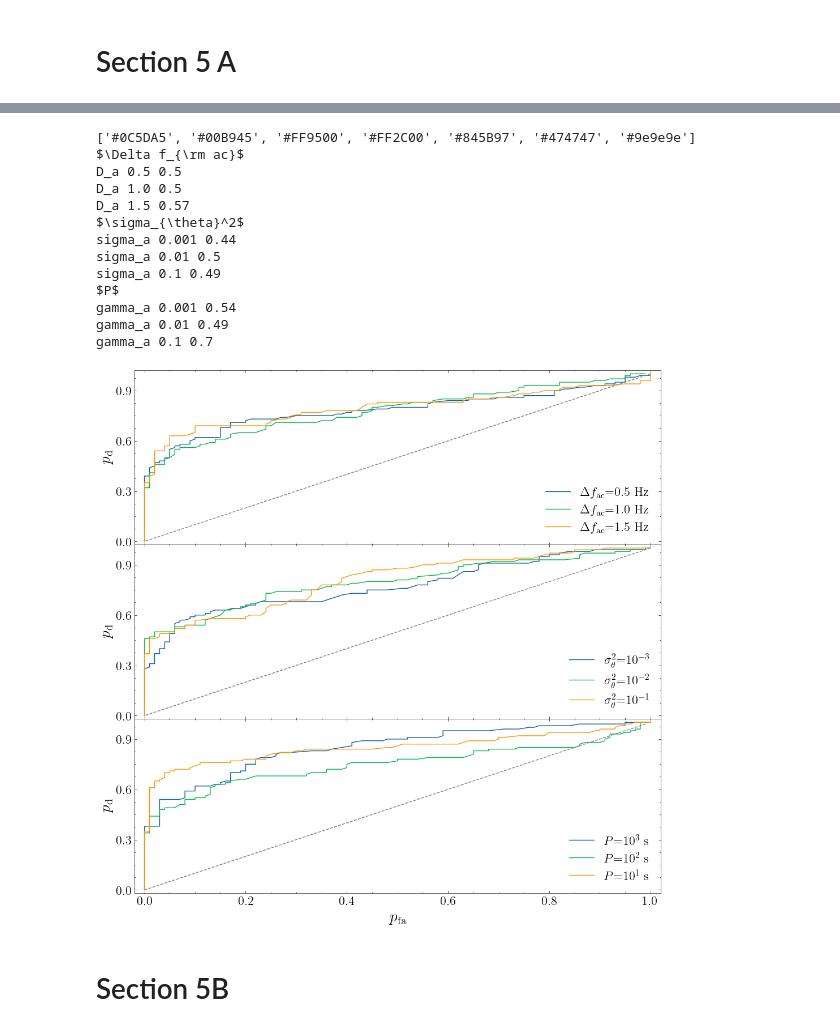
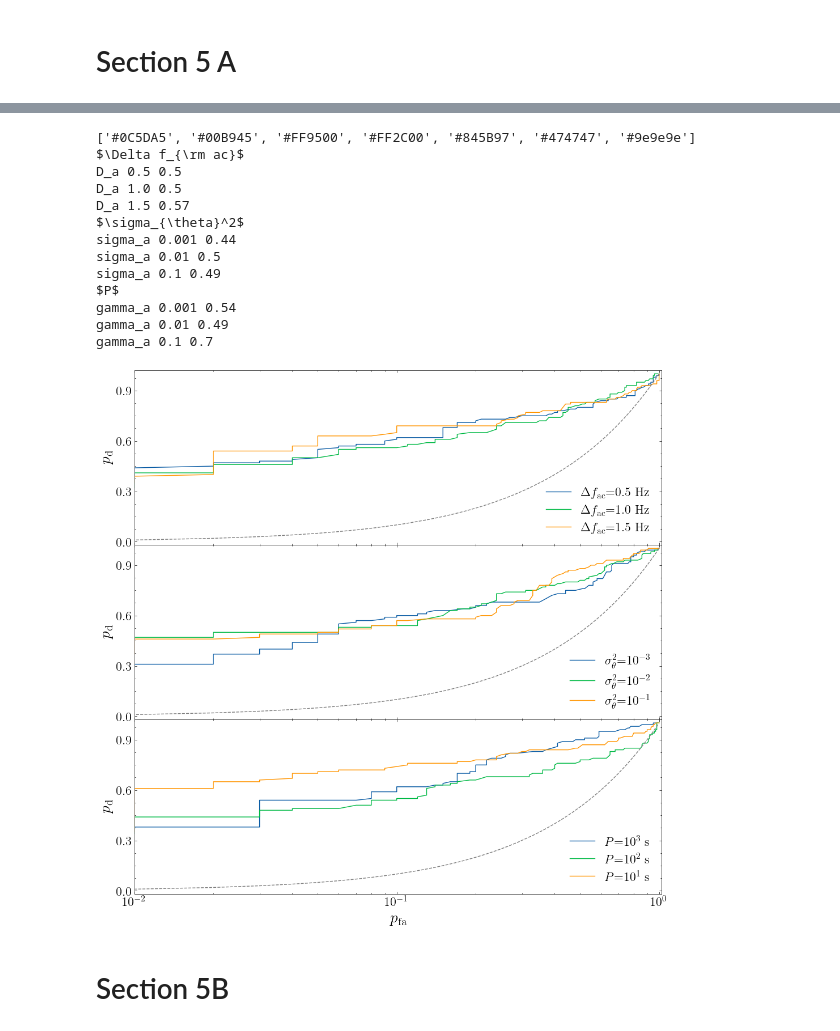
Before and after one commit to tomkimpson/ANC, a Jupyter notebook: src/plots_for_paper/all_plots_for_paper.ipynb, the cells around one changed output, grey strips where cells are left out. Saved outputs shown, nothing was run; the diff lists cells and outputs as text; code cells hidden in the pictures.

```diff
--- a/src/plots_for_paper/all_plots_for_paper.ipynb
+++ b/src/plots_for_paper/all_plots_for_paper.ipynb
@@ -916,40 +910,42 @@ def load_and_plot(path,ax,identifier,legend_title,unit):
     ax.set_ylabel(r"$p_{\rm d}$",fontsize=fs)
     ax.axes.tick_params(axis="both", labelsize=fs-4)
     delta = 0.02
-    ax.set_xlim(0.0-delta,1.0+delta)
+    #ax.set_xlim(0.0-delta,1.0+delta)
     ax.set_ylim(0.0-delta,1.0+delta)
     ax.yaxis.set_major_locator(plt.MaxNLocator(4))
 
 
-    #ax.set_xscale('log')
+    ax.set_xscale('log')
+    ax.set_xlim(1e-2,1.0+delta)
+
 
 
 
 
 for i,f in enumerate(files_to_plot):
     load_and_plot(root+f,axes[i],identifiers[i],legend_label[i],units[i])
 
 
 
 axes[-1].set_xlabel(r"$p_{\rm fa}$",fontsize=fs)
 
 plt.subplots_adjust(hspace=0.0,wspace=0.0)
 plt.savefig(f'../../data/images/roc_curve_mains_power_params',bbox_inches='tight',dpi=300)
 # %% [output]
 ['#0C5DA5', '#00B945', '#FF9500', '#FF2C00', '#845B97', '#474747', '#9e9e9e']
 $\Delta f_{\rm ac}$
 D_a 0.5 0.5
 D_a 1.0 0.5
 D_a 1.5 0.57
 $\sigma_{\theta}^2$
 sigma_a 0.001 0.44
 sigma_a 0.01 0.5
 sigma_a 0.1 0.49
 $P$
 gamma_a 0.001 0.54
 gamma_a 0.01 0.49
 gamma_a 0.1 0.7
-[figure, old version]
+[figure, new version]
 # %% [markdown]
 # Section 5B
 # %%
```
Also changed, not shown: parts of 2 cells of this notebook, 11 other files.
